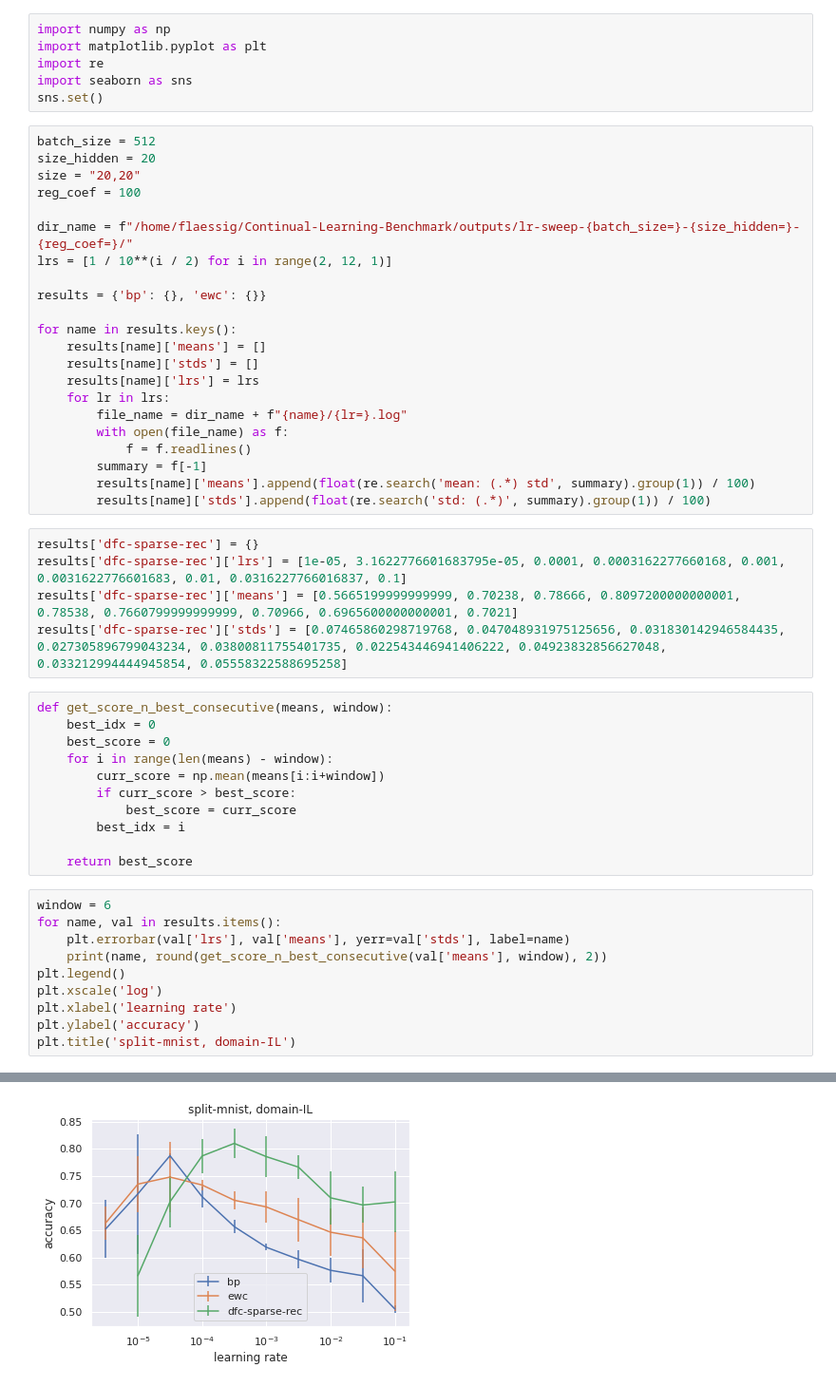
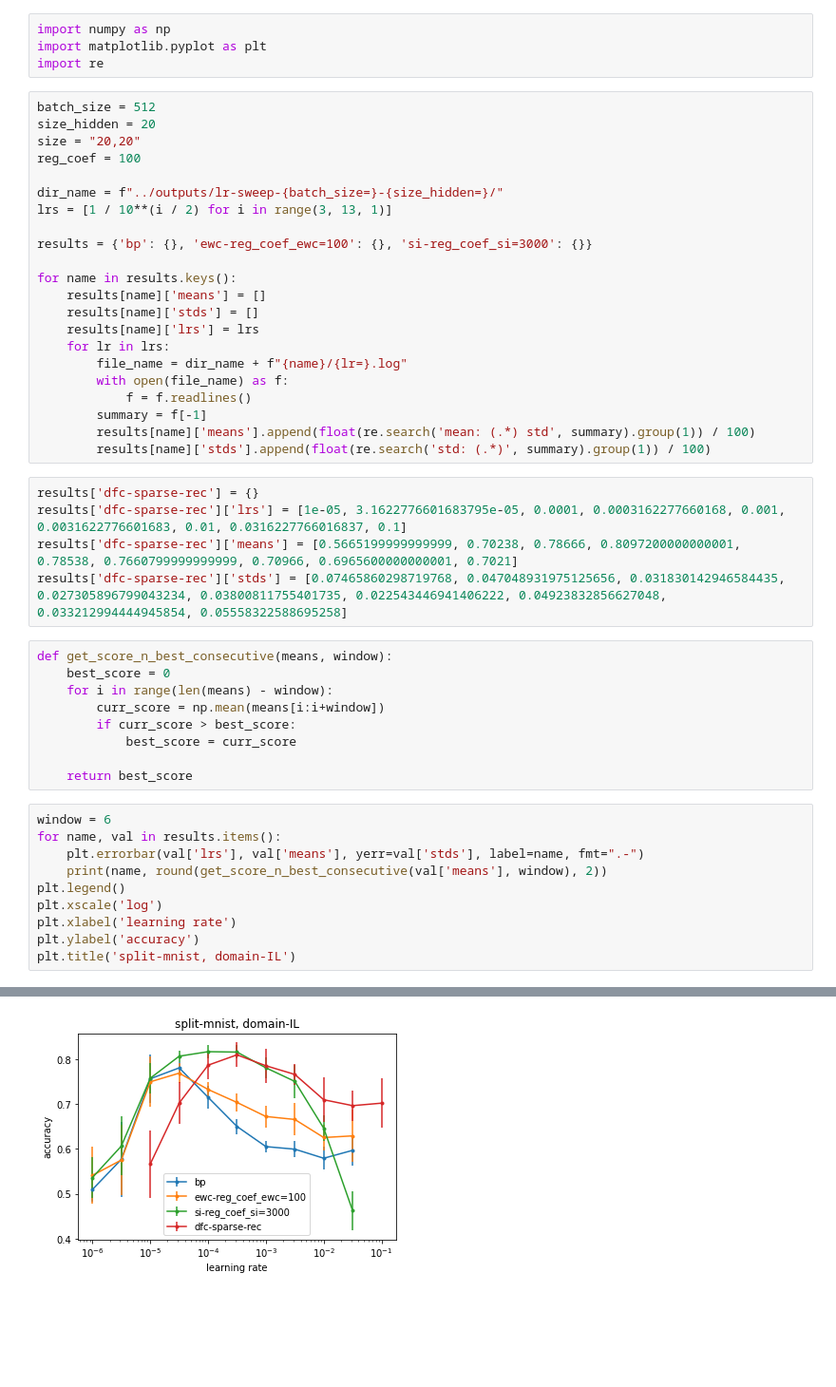
Before and after one commit to pennfranc/Continual-Learning-Benchmark, a Jupyter notebook: notebooks/lr sweep analysis.ipynb, the cells around one changed output, grey strips where cells are left out. Shown at 95% size. Drawn from its saved outputs; the diff is of its cells as text; blank space fills up the shorter version.

```diff
--- a/notebooks/lr sweep analysis.ipynb
+++ b/notebooks/lr sweep analysis.ipynb
@@ -2,18 +2,16 @@
 import numpy as np
 import matplotlib.pyplot as plt
 import re
-import seaborn as sns
-sns.set()
 # %%
 batch_size = 512
 size_hidden = 20
 size = "20,20"
 reg_coef = 100
 
-dir_name = f"/home/flaessig/Continual-Learning-Benchmark/outputs/lr-sweep-{batch_size=}-{size_hidden=}-{reg_coef=}/"
-lrs = [1 / 10**(i / 2) for i in range(2, 12, 1)]
+dir_name = f"../outputs/lr-sweep-{batch_size=}-{size_hidden=}/"
+lrs = [1 / 10**(i / 2) for i in range(3, 13, 1)]
 
-results = {'bp': {}, 'ewc': {}}
+results = {'bp': {}, 'ewc-reg_coef_ewc=100': {}, 'si-reg_coef_si=3000': {}}
 
 for name in results.keys():
     results[name]['means'] = []
@@ -33,19 +31,17 @@ results['dfc-sparse-rec']['means'] = [0.5665199999999999, 0.70238, 0.78666, 0.80
 results['dfc-sparse-rec']['stds'] = [0.07465860298719768, 0.047048931975125656, 0.031830142946584435, 0.027305896799043234, 0.03800811755401735, 0.022543446941406222, 0.04923832856627048, 0.033212994444945854, 0.05558322588695258]
 # %%
 def get_score_n_best_consecutive(means, window):
-    best_idx = 0
     best_score = 0
     for i in range(len(means) - window):
         curr_score = np.mean(means[i:i+window])
         if curr_score > best_score:
             best_score = curr_score
-        best_idx = i
 
     return best_score
 # %%
 window = 6
 for name, val in results.items():
-    plt.errorbar(val['lrs'], val['means'], yerr=val['stds'], label=name)
+    plt.errorbar(val['lrs'], val['means'], yerr=val['stds'], label=name, fmt=".-")
     print(name, round(get_score_n_best_consecutive(val['means'], window), 2))
 plt.legend()
 plt.xscale('log')
@@ -58,6 +55,6 @@ ewc 0.71
 dfc-sparse-rec 0.76
 Text(0.5, 1.0, 'split-mnist, domain-IL')
-[figure, old version]
+[figure, new version]
 # %%
 dynamic_eval_range = True
 nr_lr_intervals_to_eval = 6  # only used if `dynamic_eval_range == True`
```
Also changed, not shown: parts of 2 cells of this notebook, 1 other file.
